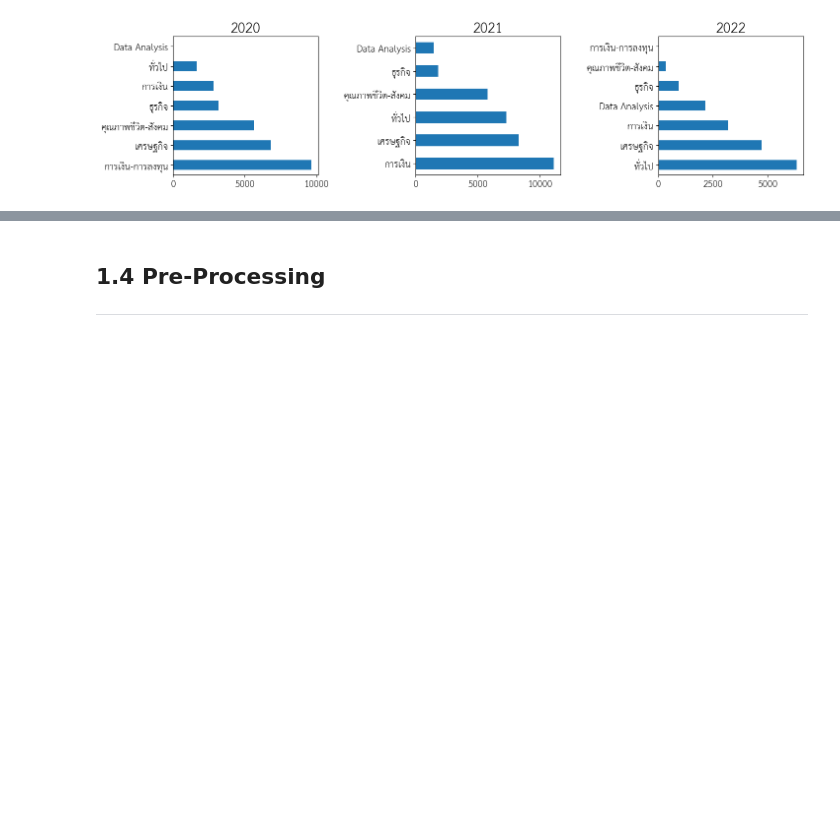
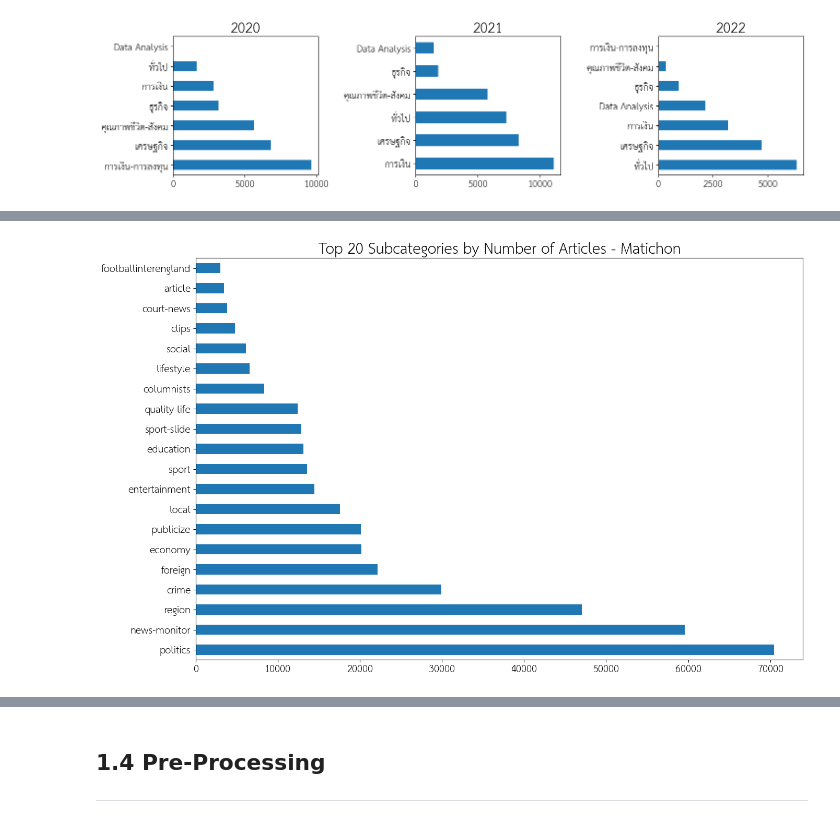
Before and after one commit to pichayaanik/Capstone_PichayaAnik, a Jupyter notebook: code/Capstone.ipynb, the cells around one changed output, grey strips where cells are left out. Cells and saved outputs as stored; diff of their text form; code cells hidden in the pictures; blank space fills up the shorter version.

```diff
--- a/code/Capstone.ipynb
+++ b/code/Capstone.ipynb
@@ -198,0 +317,7 @@ for n, year in enumerate(years):
+# %%
+# Top 20 subcategories by number of articles
+plt.figure(figsize=(15,10))
+plt.title('Top 20 Subcategories by Number of Articles - Matichon', size=30)
+matichon['category'].value_counts().sort_values(ascending=False).head(20).plot(kind='barh');
+# %% [output]
+[figure, added]
```
Also changed, not shown: parts of 44 cells of this notebook, 1 other file.
